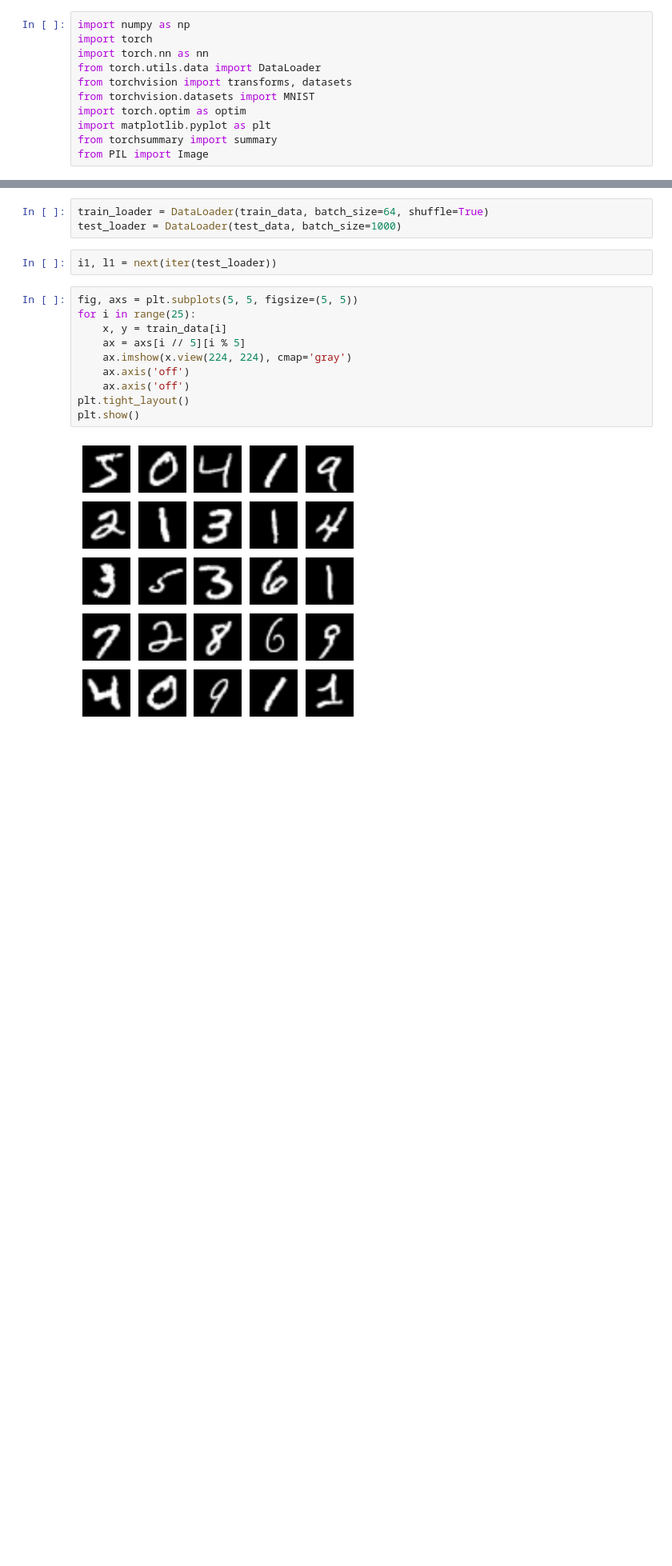
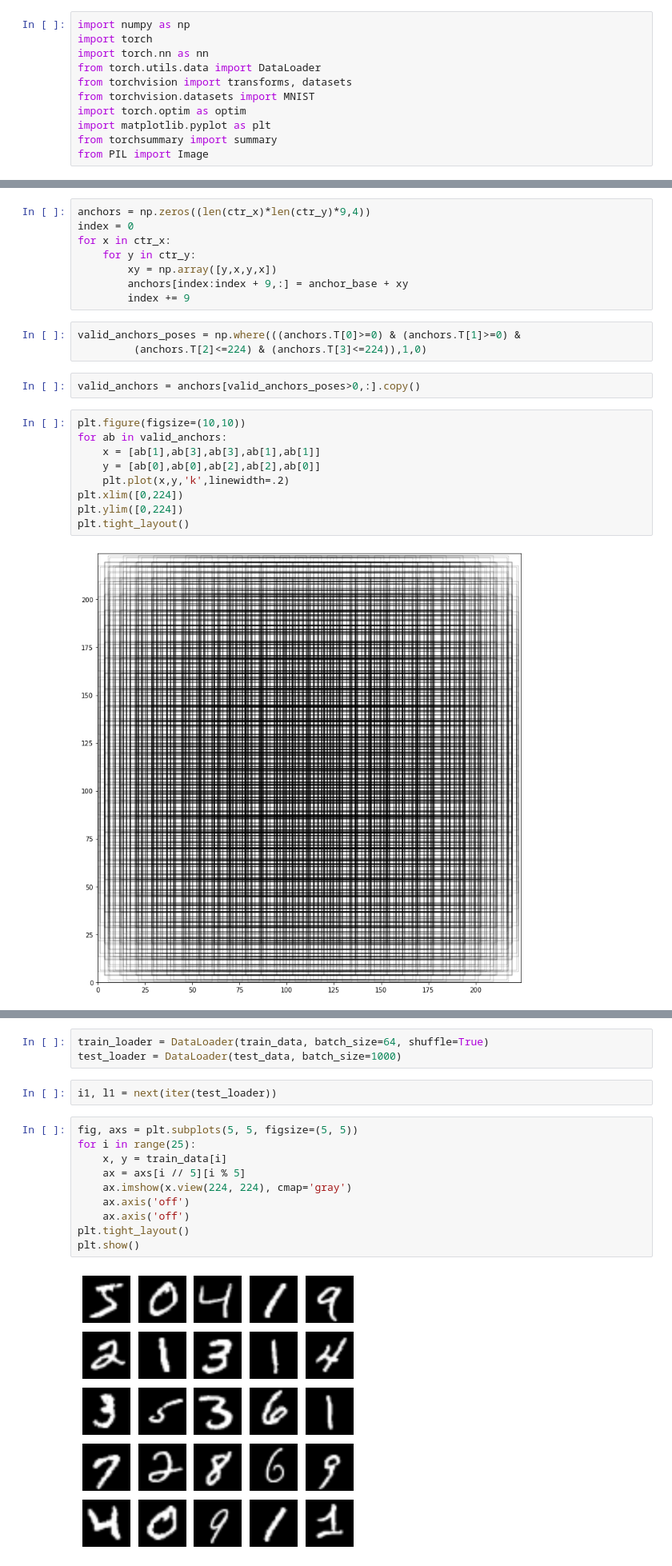
Before and after one commit to B-ramB/DL-DeepFruitDetection, a Jupyter notebook: DLOrchard.ipynb, the cells around one changed output, grey strips where cells are left out. Shown at 80% size. Saved outputs shown, nothing was run; the diff lists cells and outputs as text; blank space fills up the shorter version.

```diff
--- a/DLOrchard.ipynb
+++ b/DLOrchard.ipynb
@@ -119,0 +258,24 @@ for data, label in zip(test, mnist_test[1]):
+# %%
+anchors = np.zeros((len(ctr_x)*len(ctr_y)*9,4))
+index = 0
+for x in ctr_x:
+    for y in ctr_y:
+        xy = np.array([y,x,y,x])
+        anchors[index:index + 9,:] = anchor_base + xy
+        index += 9
+# %%
+valid_anchors_poses = np.where(((anchors.T[0]>=0) & (anchors.T[1]>=0) &
+         (anchors.T[2]<=224) & (anchors.T[3]<=224)),1,0)
+# %%
+valid_anchors = anchors[valid_anchors_poses>0,:].copy()
+# %%
+plt.figure(figsize=(10,10))
+for ab in valid_anchors:
+    x = [ab[1],ab[3],ab[3],ab[1],ab[1]]
+    y = [ab[0],ab[0],ab[2],ab[2],ab[0]]
+    plt.plot(x,y,'k',linewidth=.2)
+plt.xlim([0,224])
+plt.ylim([0,224])
+plt.tight_layout()
+# %% [output]
+[figure, added]
```
Also changed, not shown: parts of 19 cells of this notebook.
